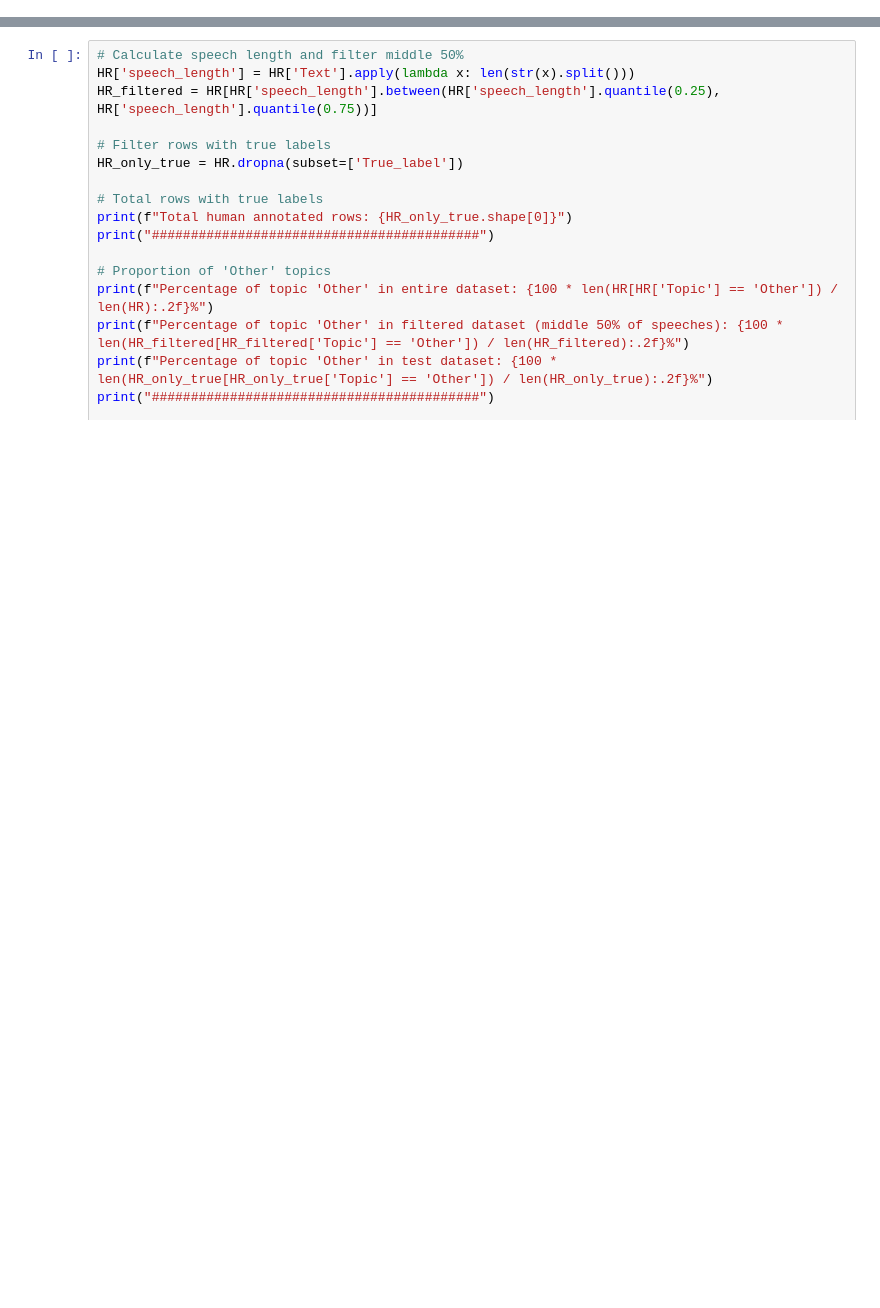
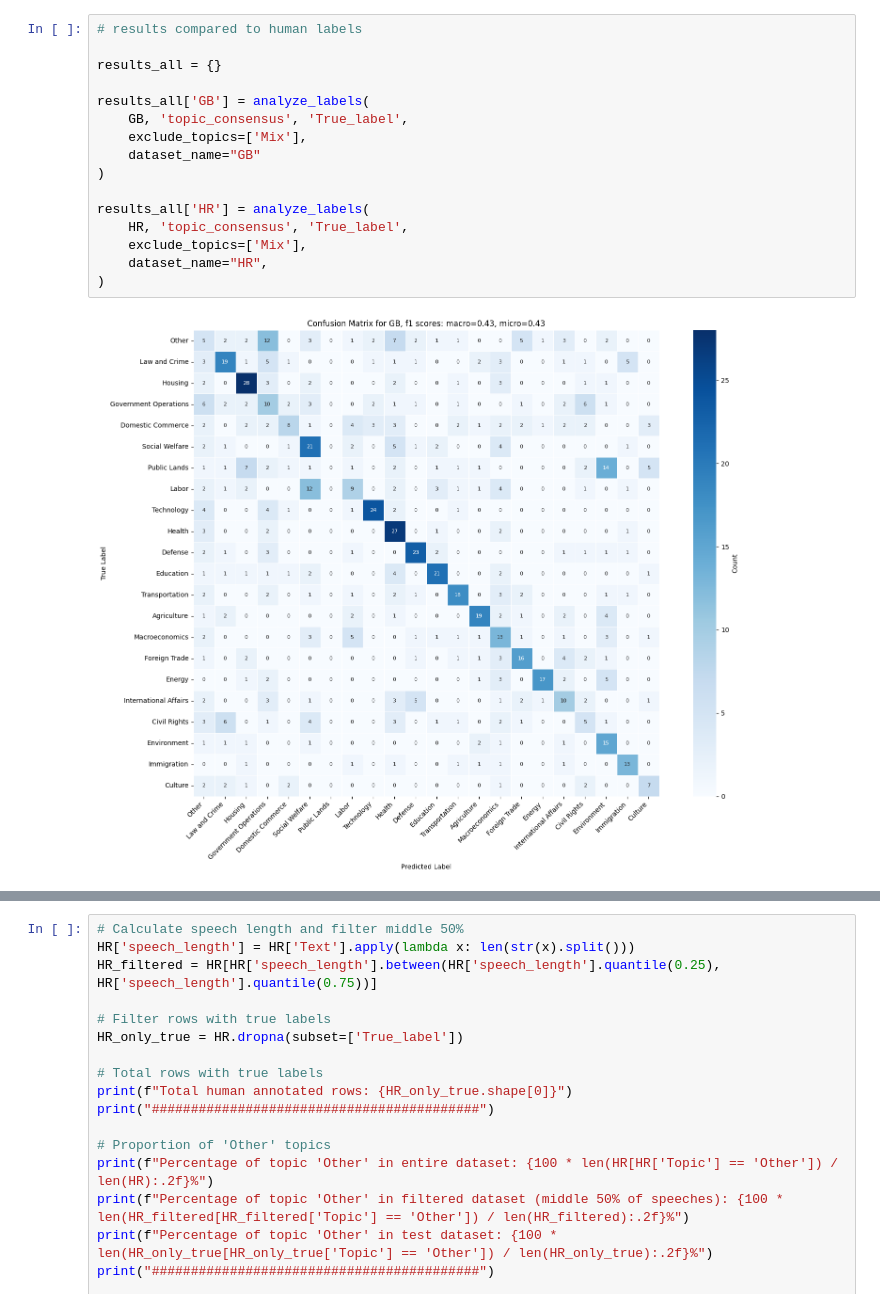
Before and after one commit to pavlesav/master-thesis, a Jupyter notebook: code/visualization.ipynb, the cells around one changed output, grey strips where cells are left out. Saved outputs shown, nothing was run; the diff lists cells and outputs as text; blank space fills up the shorter version.

```diff
--- a/code/visualization.ipynb
+++ b/code/visualization.ipynb
@@ -380,3 +302,21 @@ def analyze_labels(df, evaluation_topic_col, true_label_topic_column,
         'exclude_roles': exclude_roles,
         'exclude_topics': exclude_topics
     }
+# %%
+# results compared to human labels
+
+results_all = {}
+
+results_all['GB'] = analyze_labels(
+    GB, 'topic_consensus', 'True_label',
+    exclude_topics=['Mix'],
+    dataset_name="GB"
+)
+
+results_all['HR'] = analyze_labels(
+    HR, 'topic_consensus', 'True_label',
+    exclude_topics=['Mix'],
+    dataset_name="HR",
+)
+# %% [output]
+[figure, added]
```
Also changed, not shown: parts of 14 cells of this notebook, 1 other file.
